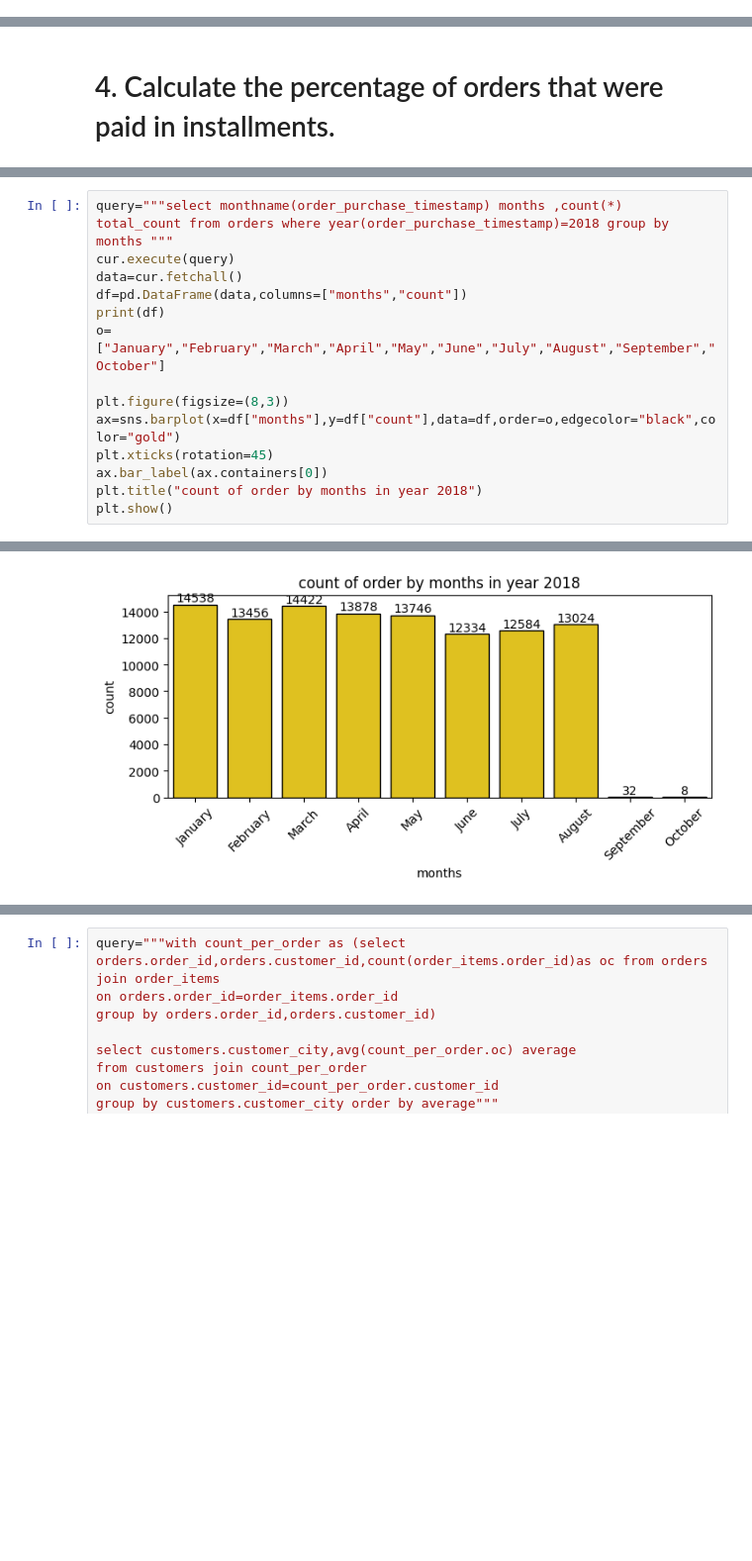
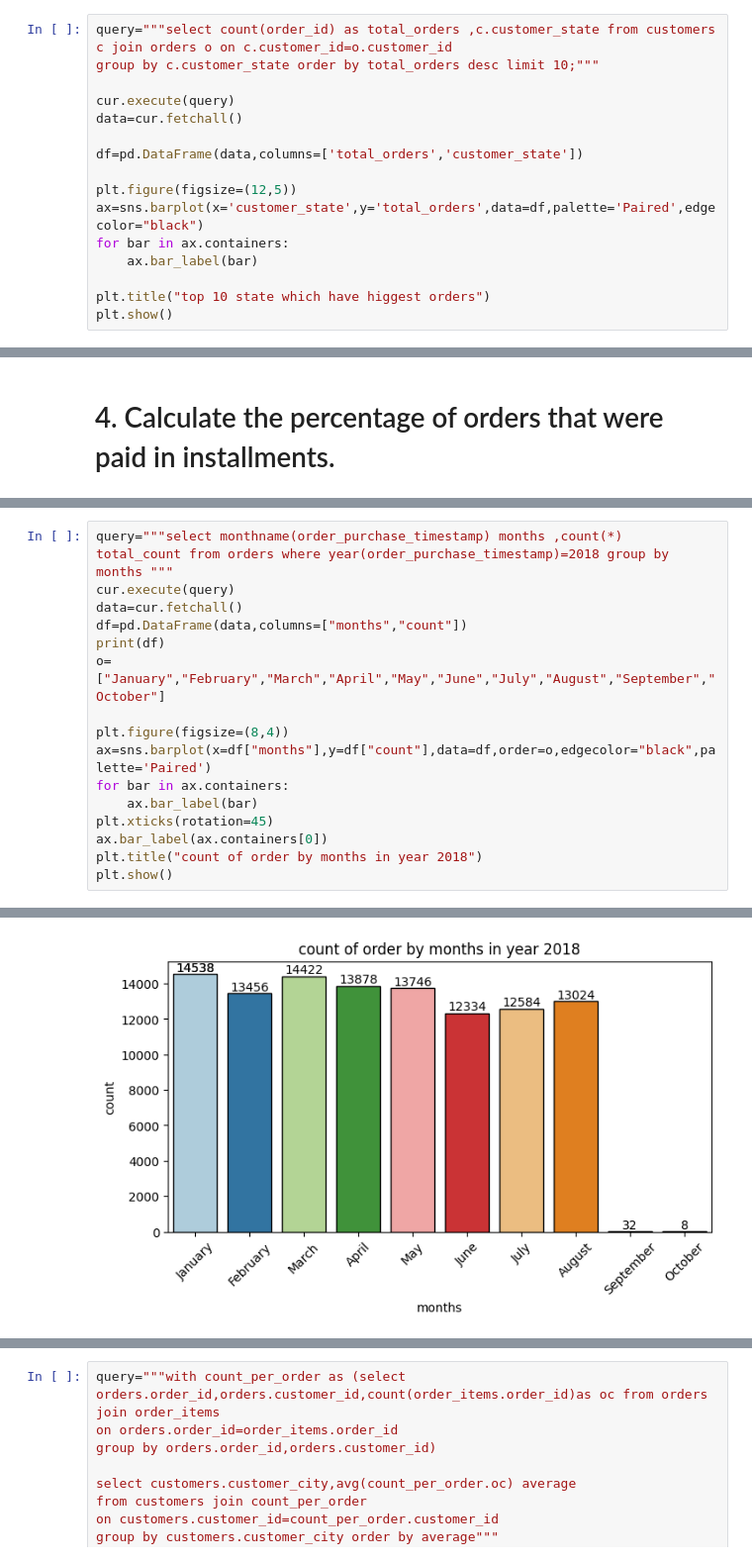
Before and after one commit to Mohammed-sameer03/E-ecommerce-Analysis, a Jupyter notebook: python+sql_ecommerce.ipynb, the cells around one changed output, grey strips where cells are left out. Shown: that part at 99% size. Saved outputs shown, nothing was run; the diff lists cells and outputs as text; blank space fills up the shorter version.

```diff
--- a/python+sql_ecommerce.ipynb
+++ b/python+sql_ecommerce.ipynb
@@ -32,0 +14,16 @@ df
+# %%
+query="""select count(order_id) as total_orders ,c.customer_state from customers c join orders o on c.customer_id=o.customer_id
+group by c.customer_state order by total_orders desc limit 10;"""
+
+cur.execute(query)
+data=cur.fetchall()
+
+df=pd.DataFrame(data,columns=['total_orders','customer_state'])
+
+plt.figure(figsize=(12,5))
+ax=sns.barplot(x='customer_state',y='total_orders',data=df,palette='Paired',edgecolor="black")
+for bar in ax.containers:
+    ax.bar_label(bar)
+
+plt.title("top 10 state which have higgest orders")
+plt.show()
@@ -116,27 +162,29 @@ plt.show()
 # %%
 query="""select monthname(order_purchase_timestamp) months ,count(*)  total_count from orders where year(order_purchase_timestamp)=2018 group by months """
 cur.execute(query)
 data=cur.fetchall()
 df=pd.DataFrame(data,columns=["months","count"])
 print(df)
 o=["January","February","March","April","May","June","July","August","September","October"]
 
-plt.figure(figsize=(8,3))
-ax=sns.barplot(x=df["months"],y=df["count"],data=df,order=o,edgecolor="black",color="gold")
+plt.figure(figsize=(8,4))
+ax=sns.barplot(x=df["months"],y=df["count"],data=df,order=o,edgecolor="black",palette='Paired')
+for bar in ax.containers:
+    ax.bar_label(bar)
 plt.xticks(rotation=45)
 ax.bar_label(ax.containers[0])
 plt.title("count of order by months in year 2018")
 plt.show()
 # %% [output]
       months  count
 0       July  12584
 1     August  13024
 2   February  13456
 3       June  12334
 4      March  14422
 5    January  14538
 6        May  13746
 7      April  13878
 8  September     32
 9    October      8
-[figure, old version]
+[figure, new version]
```
Also changed, not shown: parts of 31 cells of this notebook.
